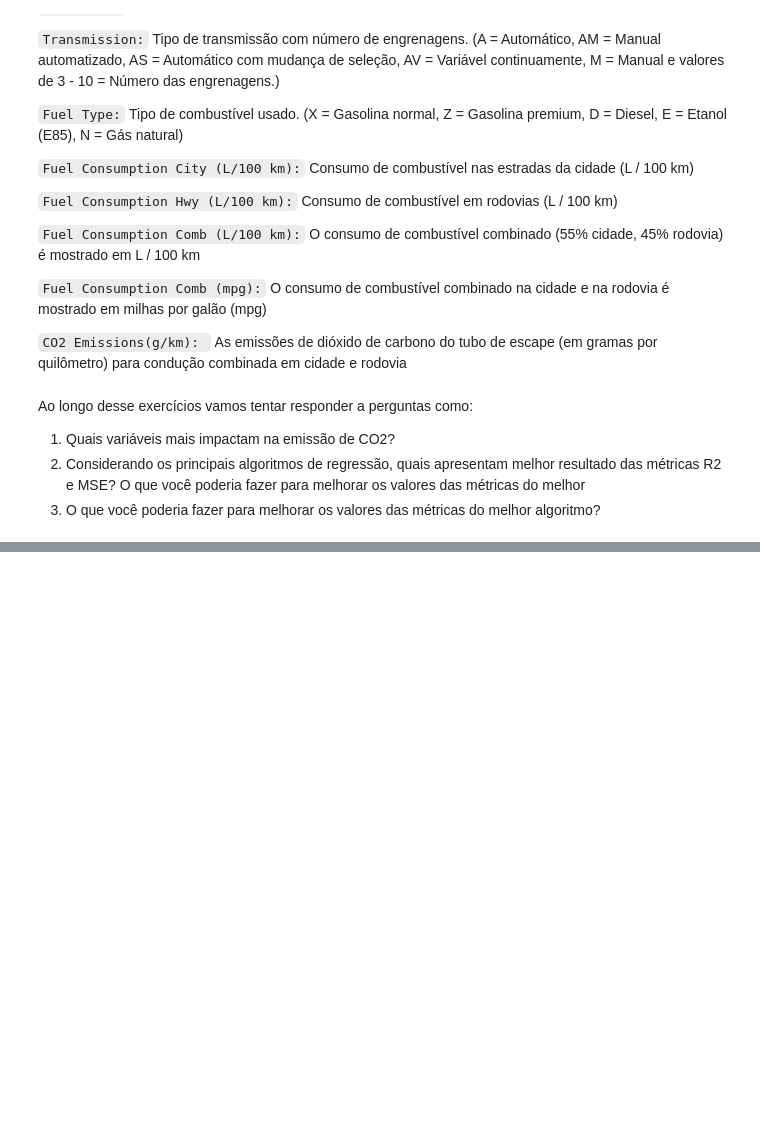
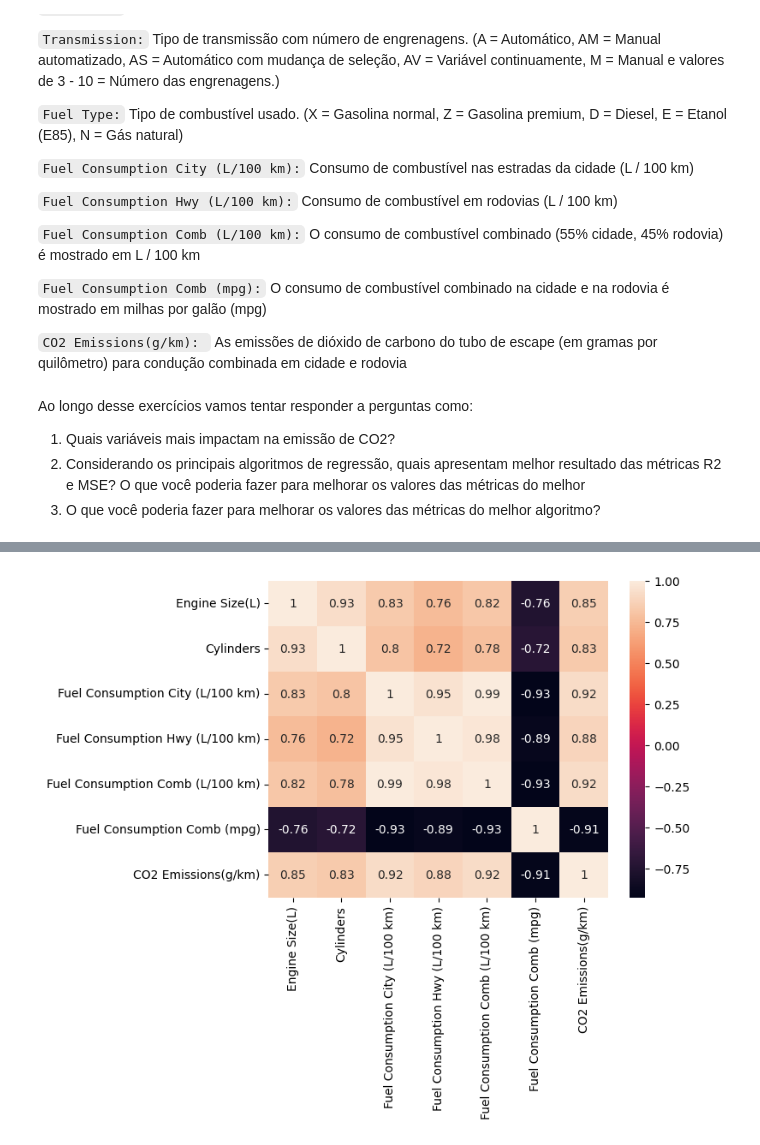
Before and after one commit to leokoki/Sirius, a Jupyter notebook: Aulas/3_Future Casting Prevendo o Futuro com Machine Learning e Estatística/4_Machine Learning II/S1D3/exercicio_regressao_alunes.ipynb, the cells around one changed output, grey strips where cells are left out. Saved outputs shown, nothing was run; the diff lists cells and outputs as text; code cells hidden in the pictures; blank space fills up the shorter version.

```diff
--- a/Aulas/3_Future Casting Prevendo o Futuro com Machine Learning e Estatística/4_Machine Learning II/S1D3/exercicio_regressao_alunes.ipynb
+++ b/Aulas/3_Future Casting Prevendo o Futuro com Machine Learning e Estatística/4_Machine Learning II/S1D3/exercicio_regressao_alunes.ipynb
@@ -103,0 +121,3 @@ def feature_importance(modelo):
+# %%
+sns.heatmap(df.corr(),annot=True);
+# %% [output]
@@ -103,0 +125 @@ def feature_importance(modelo):
+[figure, added]
```
Also changed, not shown: parts of 54 cells of this notebook, 3 other files.
